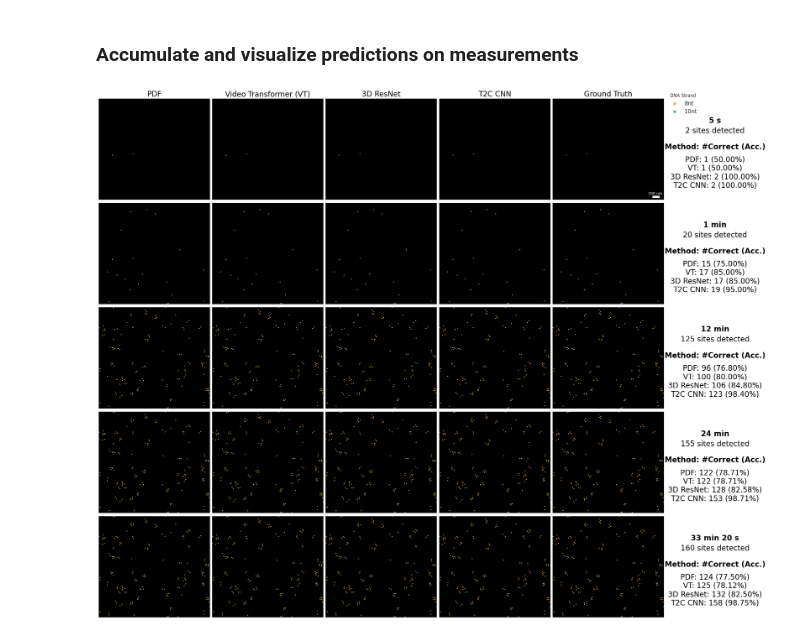
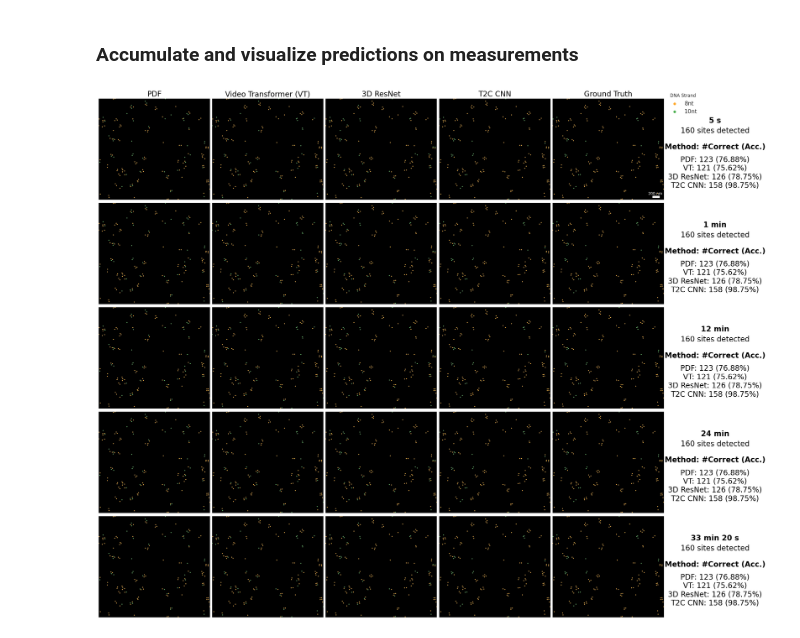
Before and after one commit to Yueming-Yin/T2C-CNN, a Jupyter notebook: Result_Visualization.ipynb, the cells around one changed output. Drawn from its saved outputs; the diff is of its cells as text; code cells hidden in the pictures.

```diff
--- a/Result_Visualization.ipynb
+++ b/Result_Visualization.ipynb
@@ -17,14 +17,6 @@ def add_prediction_column(domain_idx, method, group_pred_df, observations_df, ou
     :param observations_csv_path: Path to the CSV file containing observations for all groups.
     :param output_csv_path: Path to save the updated observations CSV file with the 'prediction' column added.
     """
-
-    # Ensure the group_pred_df has 'Group' and pred_column_dict[method] columns
-    if 'Group' not in group_pred_df.columns or pred_column_dict[method] not in group_pred_df.columns:
-        raise ValueError(f"group_pred_df must contain 'Group' and '{pred_column_dict[method]}' columns.")
-
-    # Ensure the observations_df has a 'group' column to merge on
-    if 'group' not in observations_df.columns:
-        raise ValueError("observations_df must contain a 'group' column.")
 
     # Group group_pred_df by 'Group' and 'Label' and aggregate 'Prediction' into lists
     if method != 'PDF':
@@ -112,7 +104,6 @@ def plot_spots(method_pred_dict, measurement_times, save_dir, domain_idx, measur
             ax.set_facecolor('black')
 
             # Processing the DataFrame
-            df['Event_Count_Upto_Frame'] = df['events'].apply(lambda events: count_events_up_to_frame(events, measurement_time))
             if method != 'Ground Truth':
                 df[f'{measurement_time}_Frames_Class_1_Prob'] = df.apply(
                     lambda row: np.nan if row['Event_Count_Upto_Frame'] == 0
@@ -223,47 +214,32 @@ def plot_spots(method_pred_dict, measurement_times, save_dir, domain_idx, measur
     plt.show()
 
 fps = 10
 measurement_times = [5*fps, 1*60*fps, 12*60*fps, 24*60*fps, 2000*fps] # 5 s, 1 min, 12 min, 24 min
 measurement_times_str = ['5 s', '1 min', '12 min', '24 min', '33 min 20 s']
 methods = ['PDF', "Video Transformer (VT)", "3D ResNet", 'T2C CNN']
 save_dir = './results/super-resolution/accumulation'
 all_observations_path = './results/prediction_visualization/Figure 4c - Ground Truth.csv'
 domain_idx = '3_4'
 legend_list = ['8nt', '10nt']
 pred_path_dict = {"PDF": "./results/prediction_visualization/Figure 4c - PDF Prediction.csv",
                   "Video Transformer (VT)": "./results/prediction_visualization/Figure 4c - Video Transformer (VT) Prediction.csv",
                   "3D ResNet": "./results/prediction_visualization/Figure 4c - 3D ResNet-18 (RN) Prediction.csv",
                   "T2C CNN": "./results/prediction_visualization/Figure 4c - T2C CNN (T2C) Prediction.csv"}
 pred_column_dict = {"PDF": "Prediction", "Video Transformer (VT)": "Prediction", "3D ResNet": "Prediction", "T2C CNN": "Prediction", "Ground Truth": "domain"}
 new_table_dir = f'{save_dir}/tables'
 
 # Concatenate all DataFrames in the list
 all_observations_df = pd.read_csv(all_observations_path)
 
 method_pred_dict = {}
 for method, group_pred_csv_path in pred_path_dict.items():
     # Read the CSV files into DataFrames
     group_pred_df = pd.read_csv(group_pred_csv_path)
-    if method == 'PDF':
-        # Convert string representations back to lists using ast.literal_eval
-        group_pred_df['Prediction'] = group_pred_df['Prediction'].apply(ast.literal_eval)
-        group_pred_df['Event_Length'] = group_pred_df['Event_Length'].apply(ast.literal_eval)
-        group_pred_df['Class_1_Prob'] = group_pred_df['Class_1_Prob'].apply(ast.literal_eval)
-        group_pred_df['Class_2_Prob'] = group_pred_df['Class_2_Prob'].apply(ast.literal_eval)
-    # Ensure the DataFrame has the correct data types
-    group_pred_df.dropna(subset=[pred_column_dict[method]], inplace=True)
-    group_pred_df = group_pred_df.reset_index(drop=True)
-    if method != 'PDF':
-        group_pred_df = group_pred_df.astype({pred_column_dict[method]: np.int32})
-
-    # Save the Nexus file to a hdf5 file
-    output_csv_path = os.path.join(new_table_dir, f'{method}.csv')
-    new_group_df = add_prediction_column(domain_idx, method, group_pred_df, all_observations_df, output_csv_path)
-    method_pred_dict[method] = new_group_df
+    method_pred_dict[method] = group_pred_df
 
 # Add df for ground truth
 method_pred_dict['Ground Truth'] = all_observations_df
 
 plot_spots(method_pred_dict, measurement_times, save_dir, domain_idx, measurement_times_str, legend_list, pred_column_dict)
 # %% [output]
-[figure, old version]
+[figure, new version]
```
Also changed, not shown: 3 other files.
